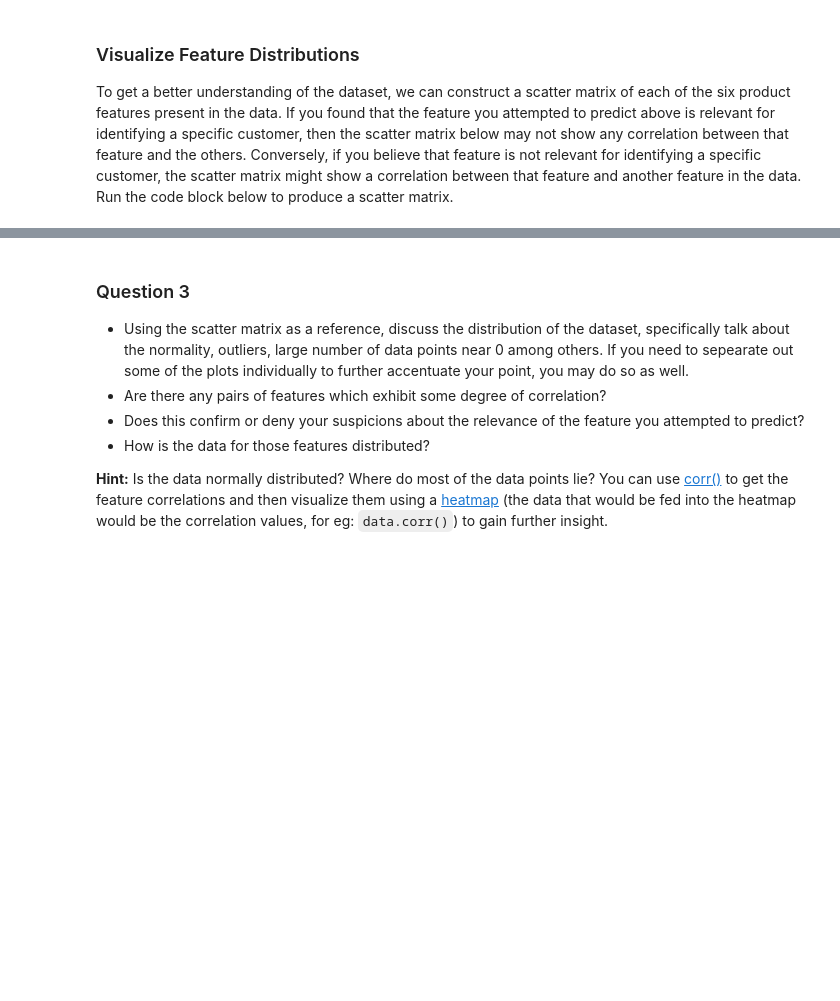
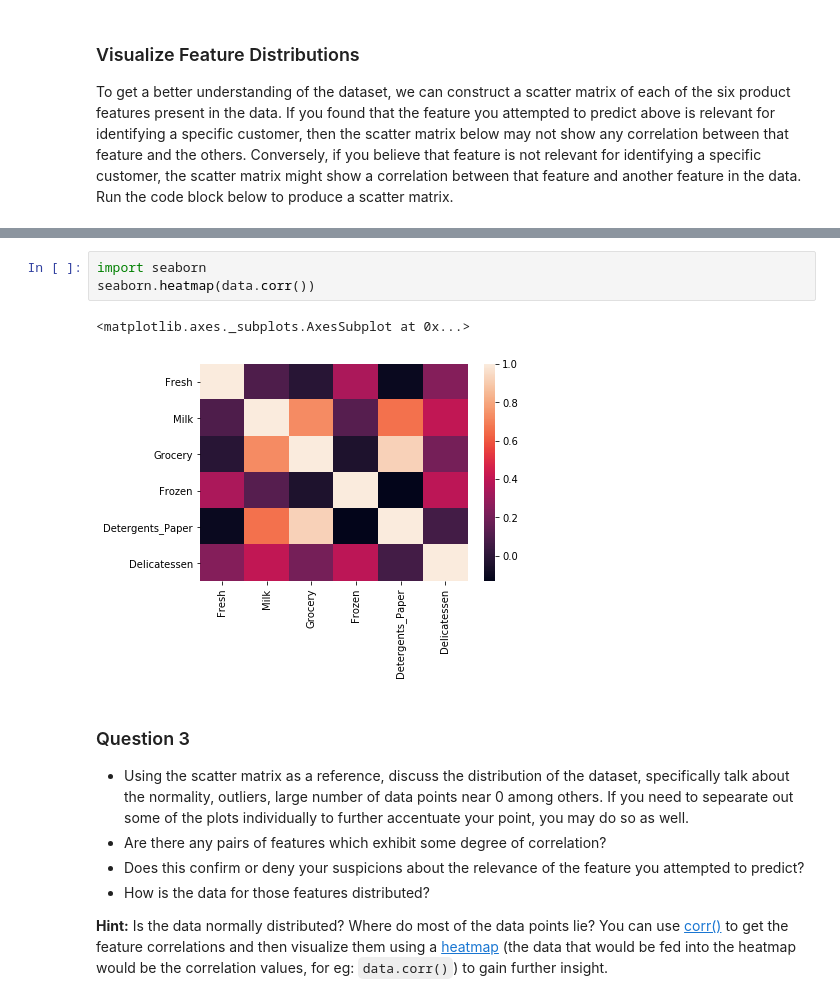
Before and after one commit to evtHsa/customer_segments, a Jupyter notebook: customer_segments.ipynb, the cells around one changed output, grey strips where cells are left out. Drawn from its saved outputs; the diff is of its cells as text; blank space fills up the shorter version.

```diff
--- a/customer_segments.ipynb
+++ b/customer_segments.ipynb
@@ -210,3 +217,9 @@ pd.scatter_matrix(data, alpha = 0.3, figsize = (14,8), diagonal = 'kde');
+# %%
+import seaborn
+seaborn.heatmap(data.corr())
+# %% [output]
+<matplotlib.axes._subplots.AxesSubplot at 0x...>
+[figure, added]
 # %% [markdown]
 ### Question 3
 * Using the scatter matrix as a reference, discuss the distribution of the dataset, specifically talk about the normality, outliers, large number of data points near 0 among others. If you need to sepearate out some of the plots individually to further accentuate your point, you may do so as well.
```
Also changed, not shown: parts of 38 cells of this notebook, 1 other file.
